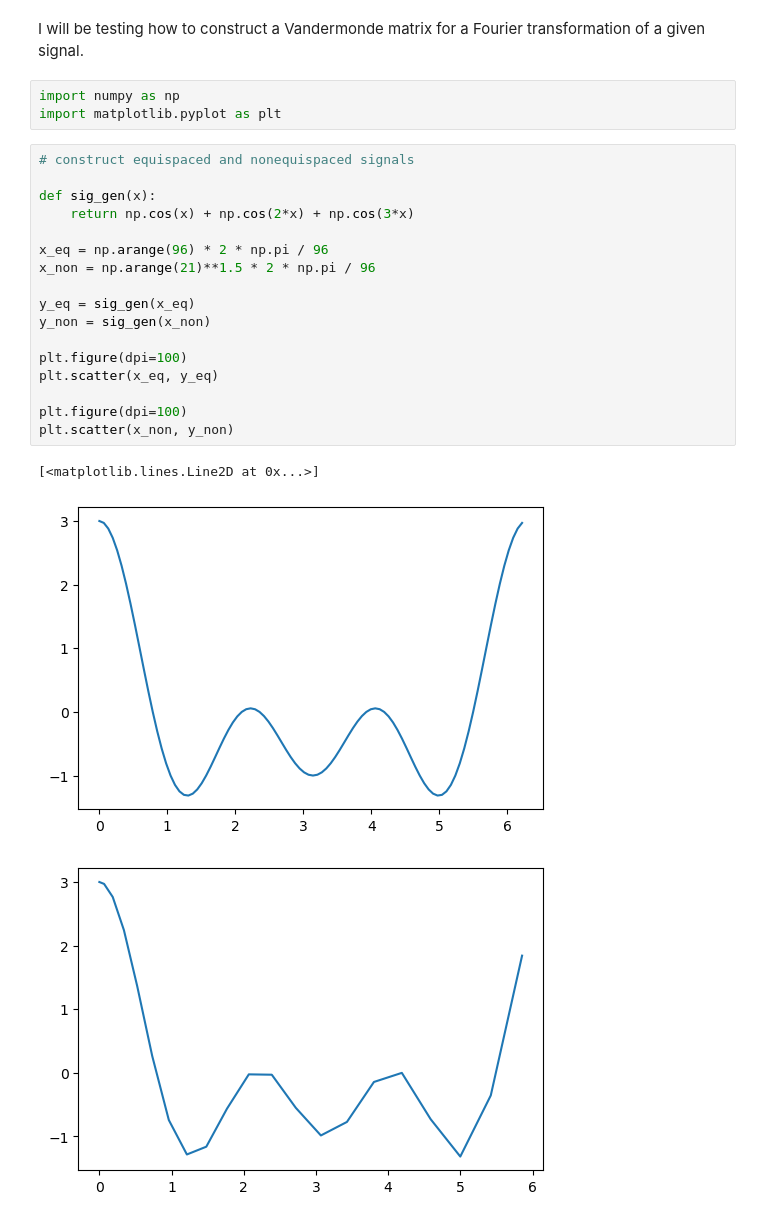
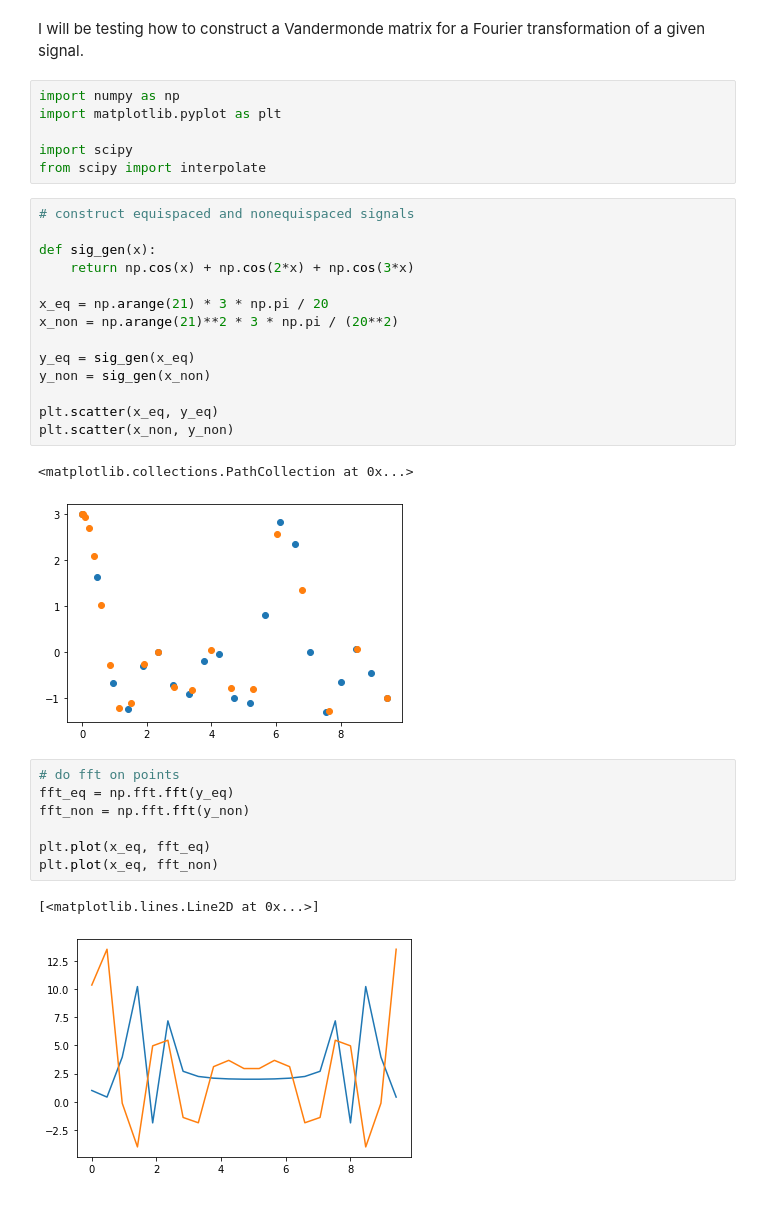
Before and after one commit to mmichelis/VNO_SAM, a Jupyter notebook: Benchmarking/data_generation/1d_transformation.ipynb, the cells around one changed output. Drawn from its saved outputs; the diff is of its cells as text.

```diff
--- a/Benchmarking/data_generation/1d_transformation.ipynb
+++ b/Benchmarking/data_generation/1d_transformation.ipynb
@@ -3,24 +3,33 @@ I will be testing how to construct a Vandermonde matrix for a Fourier transforma
 # %%
 import numpy as np
 import matplotlib.pyplot as plt
+
+import scipy
+from scipy import interpolate
 # %%
 # construct equispaced and nonequispaced signals
 
 def sig_gen(x):
     return np.cos(x) + np.cos(2*x) + np.cos(3*x)
 
-x_eq = np.arange(96) * 2 * np.pi / 96
-x_non = np.arange(21)**1.5 * 2 * np.pi / 96
+x_eq = np.arange(21) * 3 * np.pi / 20
+x_non = np.arange(21)**2 * 3 * np.pi / (20**2)
 
 y_eq = sig_gen(x_eq)
 y_non = sig_gen(x_non)
 
-plt.figure(dpi=100)
 plt.scatter(x_eq, y_eq)
-
-plt.figure(dpi=100)
 plt.scatter(x_non, y_non)
 # %% [output]
-[<matplotlib.lines.Line2D at 0x...>]
+<matplotlib.collections.PathCollection at 0x...>
-[figure, old version]
+[figure, new version]
-[figure, removed]
+# %%
+# do fft on points
+fft_eq = np.fft.fft(y_eq)
+fft_non = np.fft.fft(y_non)
+
+plt.plot(x_eq, fft_eq)
+plt.plot(x_eq, fft_non)
+# %% [output]
+[<matplotlib.lines.Line2D at 0x...>]
+[figure, added]
```
Also changed, not shown: parts of 3 cells of this notebook.
